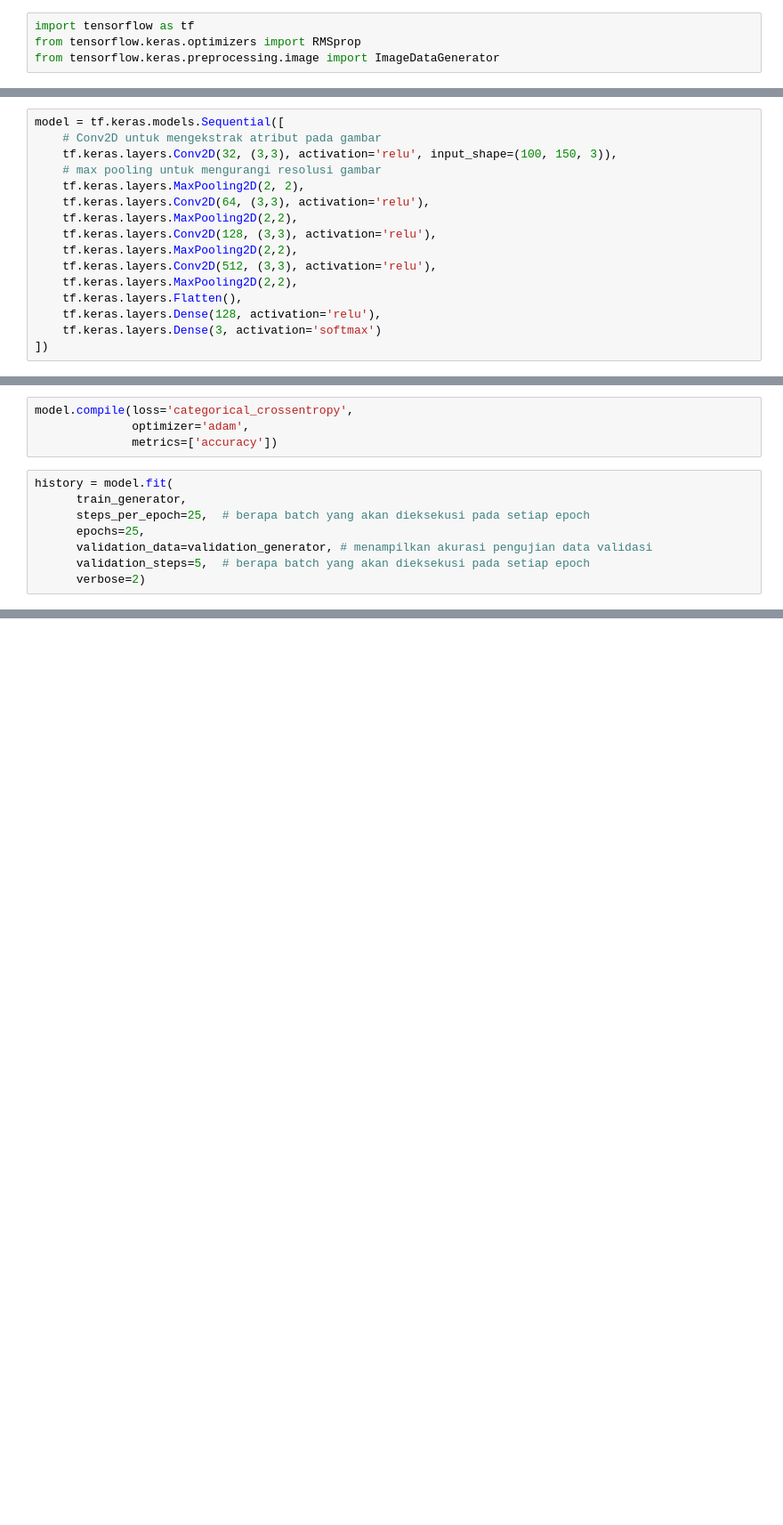
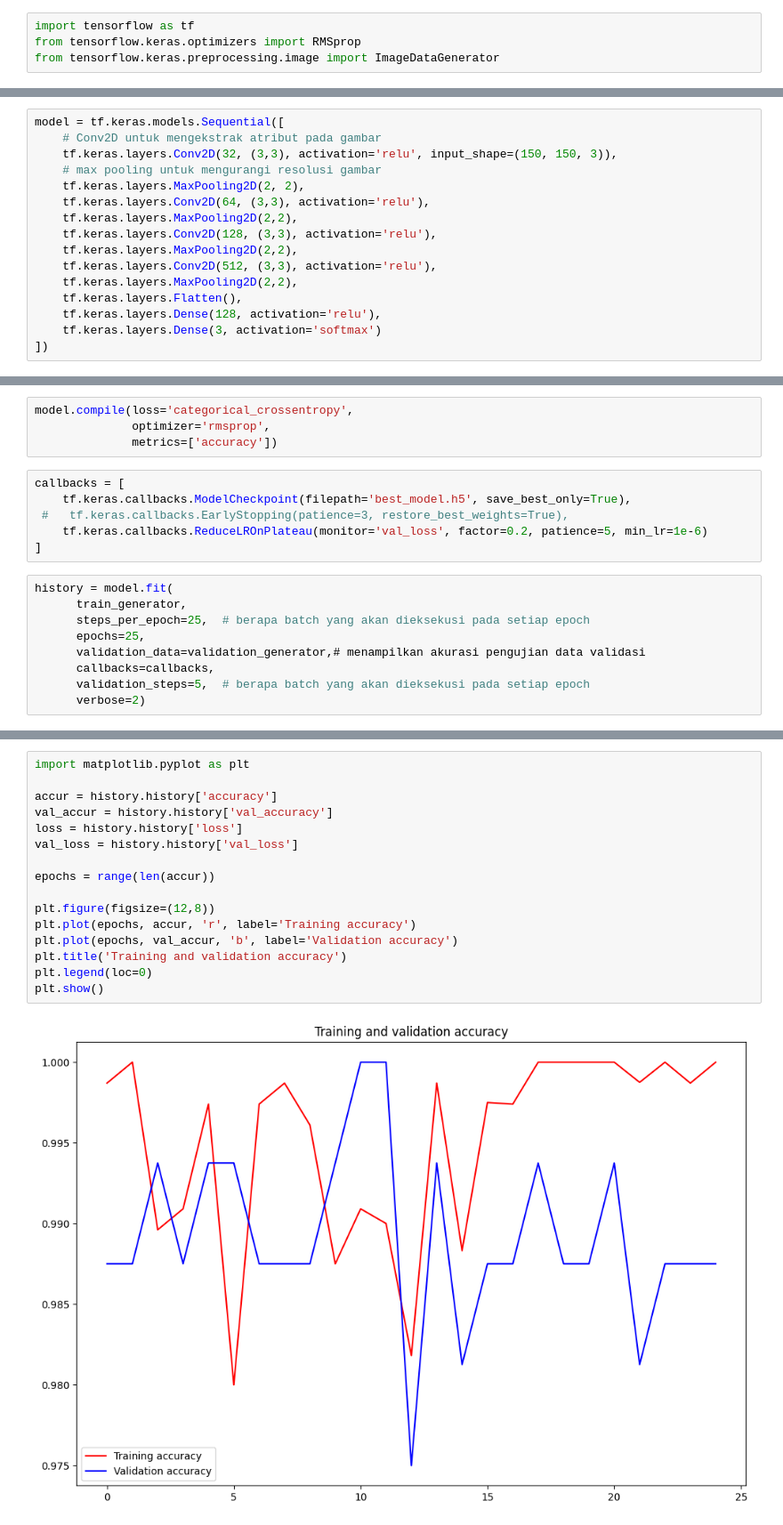
Before and after one commit to Asepharyana71/Belajar-MachineLearning, a Jupyter notebook: latihan_klasifikasi_gambar_asephs.ipynb, the cells around one changed output, grey strips where cells are left out. Shown: that part at 89% size. Saved outputs shown, nothing was run; the diff lists cells and outputs as text; blank space fills up the shorter version.

```diff
--- a/latihan_klasifikasi_gambar_asephs.ipynb
+++ b/latihan_klasifikasi_gambar_asephs.ipynb
@@ -68,7 +118,7 @@ Found 874 images belonging to 3 classes.
 # %%
 model = tf.keras.models.Sequential([
     # Conv2D untuk mengekstrak atribut pada gambar
-    tf.keras.layers.Conv2D(32, (3,3), activation='relu', input_shape=(100, 150, 3)),
+    tf.keras.layers.Conv2D(32, (3,3), activation='relu', input_shape=(150, 150, 3)),
     # max pooling untuk mengurangi resolusi gambar
     tf.keras.layers.MaxPooling2D(2, 2),
     tf.keras.layers.Conv2D(64, (3,3), activation='relu'),
@@ -103,14 +153,21 @@ Non-trainable params: 0 (0.00 Byte)
 _________________________________________________________________
 # %%
 model.compile(loss='categorical_crossentropy',
-              optimizer='adam',
+              optimizer='rmsprop',
               metrics=['accuracy'])
+# %%
+callbacks = [
+    tf.keras.callbacks.ModelCheckpoint(filepath='best_model.h5', save_best_only=True),
+ #   tf.keras.callbacks.EarlyStopping(patience=3, restore_best_weights=True),
+    tf.keras.callbacks.ReduceLROnPlateau(monitor='val_loss', factor=0.2, patience=5, min_lr=1e-6)
+]
 # %%
 history = model.fit(
       train_generator,
       steps_per_epoch=25,  # berapa batch yang akan dieksekusi pada setiap epoch
       epochs=25,
-      validation_data=validation_generator, # menampilkan akurasi pengujian data validasi
+      validation_data=validation_generator,# menampilkan akurasi pengujian data validasi
+      callbacks=callbacks,
       validation_steps=5,  # berapa batch yang akan dieksekusi pada setiap epoch
       verbose=2)
 # %% [output]
@@ -118,0 +191,18 @@ InvalidArgumentError: ignored
+# %%
+import matplotlib.pyplot as plt
+
+accur = history.history['accuracy']
+val_accur = history.history['val_accuracy']
+loss = history.history['loss']
+val_loss = history.history['val_loss']
+
+epochs = range(len(accur))
+
+plt.figure(figsize=(12,8))
+plt.plot(epochs, accur, 'r', label='Training accuracy')
+plt.plot(epochs, val_accur, 'b', label='Validation accuracy')
+plt.title('Training and validation accuracy')
+plt.legend(loc=0)
+plt.show()
+# %% [output]
+[figure, added]
```
Also changed, not shown: parts of 11 cells of this notebook.
